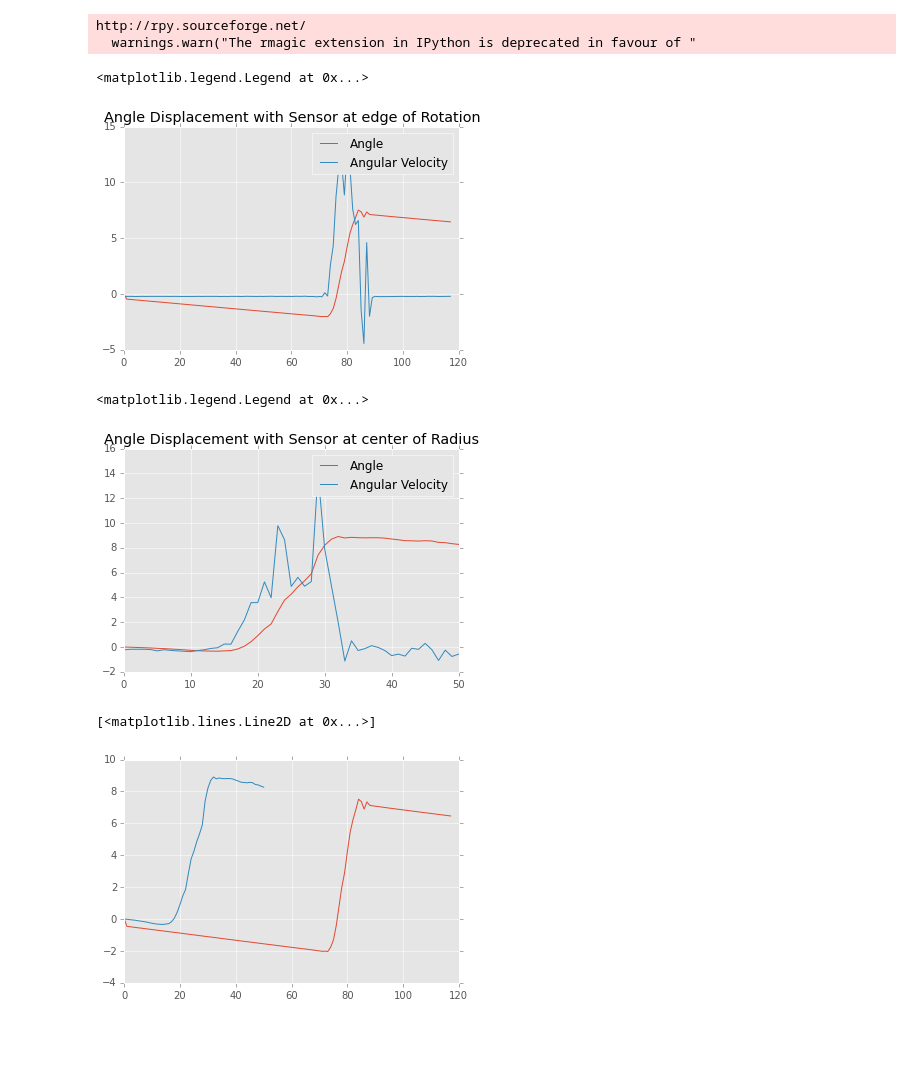
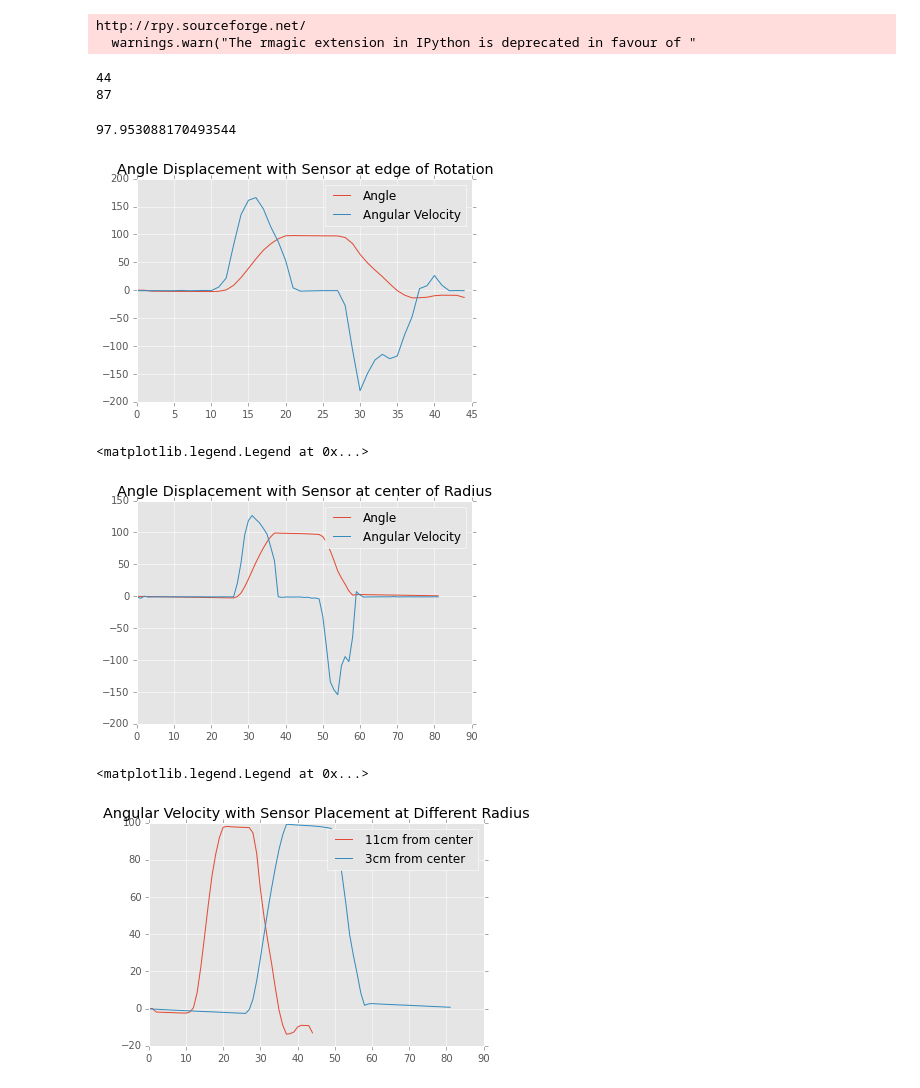
Before and after one commit to chrisngan24/fydp, a Jupyter notebook: experimental/arduino/sensor-placement.ipynb, the cells around one changed output. Saved outputs shown, nothing was run; the diff lists cells and outputs as text; code cells hidden in the pictures; blank space fills up the shorter version.

```diff
--- a/experimental/arduino/sensor-placement.ipynb
+++ b/experimental/arduino/sensor-placement.ipynb
@@ -24,3 +21,6 @@ calibrate_gyroscope = 0
+# %%
+GYRO_COEF = 16.4# the scale factor represents the sensitivy factor applied to the sensor.
+                # divide by 131 to get degrees per second
 # %%
 def subtract_from_prev_val(df, col, init_val=0):
     return (df[col] - df.shift()[col])
@@ -40,38 +40,48 @@ def integrate_col(df, fxdx_col, dx_col, init_val):
         prev_val = y_val
     return np.array(y)
 # %%
-sensor_conv = 131.0
+
 # wheel_rad = 0.110
 wheel_rad = 1
-df_edge = pd.read_csv('data/edge_test_00.csv')
-df_edge['gx'] = df_edge['gx'] / (sensor_conv * wheel_rad);
+df_edge = pd.read_csv('data/outer_wheel_00.csv')
+half_len = len(df_edge) / 2
+full_len = len(df_edge) - 1
+print half_len
+print full_len
+df_edge.drop(df.index[44:87], inplace=True)
+df_edge['gz'] = df_edge['gz'] / (GYRO_COEF * wheel_rad);
 df_edge['time_diff'] = subtract_from_prev_val(df_edge, 'timestamp').fillna(0)/1000
-pos = integrate_col(df_edge, 'gx', 'time_diff', 0)
-plt.plot(integrate_col(df_edge, 'gx', 'time_diff', 0), label='Angle')
-plt.plot(df_edge['gx'], label='Angular Velocity')
+pos = integrate_col(df_edge, 'gz', 'time_diff', 0)
+plt.plot(integrate_col(df_edge, 'gz', 'time_diff', 0), label='Angle')
+plt.plot(df_edge['gz'], label='Angular Velocity')
 plt.title('Angle Displacement with Sensor at edge of Rotation')
 plt.legend()
+max(integrate_col(df_edge, 'gz', 'time_diff', 0))
 # %% [output]
-<matplotlib.legend.Legend at 0x...>
+44
+87
+97.953088170493544
-[figure, old version]
+[figure, new version]
 # %%
-dfsensor_conv = 131.0
+
 # wheel_rad = 0.110
 wheel_rad = 1
-df_cen = pd.read_csv('data/center_test_00.csv')
-df_cen['gx'] = df_cen['gx'] / (sensor_conv * wheel_rad);
+df_cen = pd.read_csv('data/inner_wheel_00.csv')
+df_cen['gz'] = df_cen['gz'] / (GYRO_COEF * wheel_rad);
 df_cen['time_diff'] = subtract_from_prev_val(df_cen, 'timestamp').fillna(0)/1000
-pos = integrate_col(df_cen, 'gx', 'time_diff', 0)
-plt.plot(integrate_col(df_cen, 'gx', 'time_diff', 0), label='Angle')
-plt.plot(df_cen['gx'], label='Angular Velocity')
+pos = integrate_col(df_cen, 'gz', 'time_diff', 0)
+plt.plot(integrate_col(df_cen, 'gz', 'time_diff', 0), label='Angle')
+plt.plot(df_cen['gz'], label='Angular Velocity')
 plt.title('Angle Displacement with Sensor at center of Radius')
 plt.legend()
 # %% [output]
 <matplotlib.legend.Legend at 0x...>
-[figure, old version]
+[figure, new version]
 # %%
-plt.plot(integrate_col(df_edge, 'gx', 'time_diff', 0), label='edge')
-plt.plot(integrate_col(df_cen, 'gx', 'time_diff', 0), label='center')
+plt.plot(integrate_col(df_edge, 'gz', 'time_diff', 0), label='11cm from center')
+plt.plot(integrate_col(df_cen, 'gz', 'time_diff', 0), label='3cm from center')
+plt.title('Angular Velocity with Sensor Placement at Different Radius')
+plt.legend()
 # %% [output]
-[<matplotlib.lines.Line2D at 0x...>]
+<matplotlib.legend.Legend at 0x...>
-[figure, old version]
+[figure, new version]
```
Also changed, not shown: parts of 1 cell of this notebook, 14 other files.
